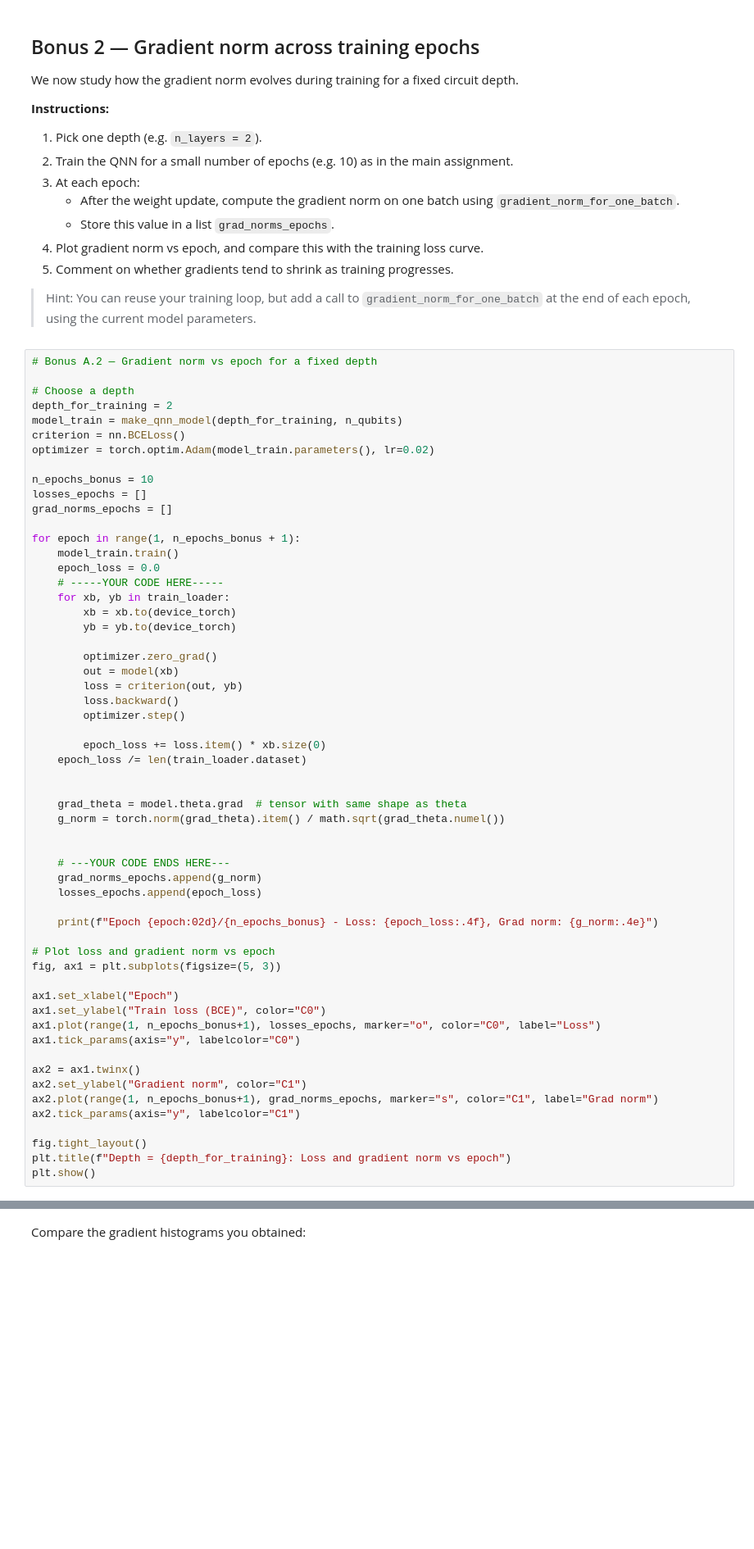
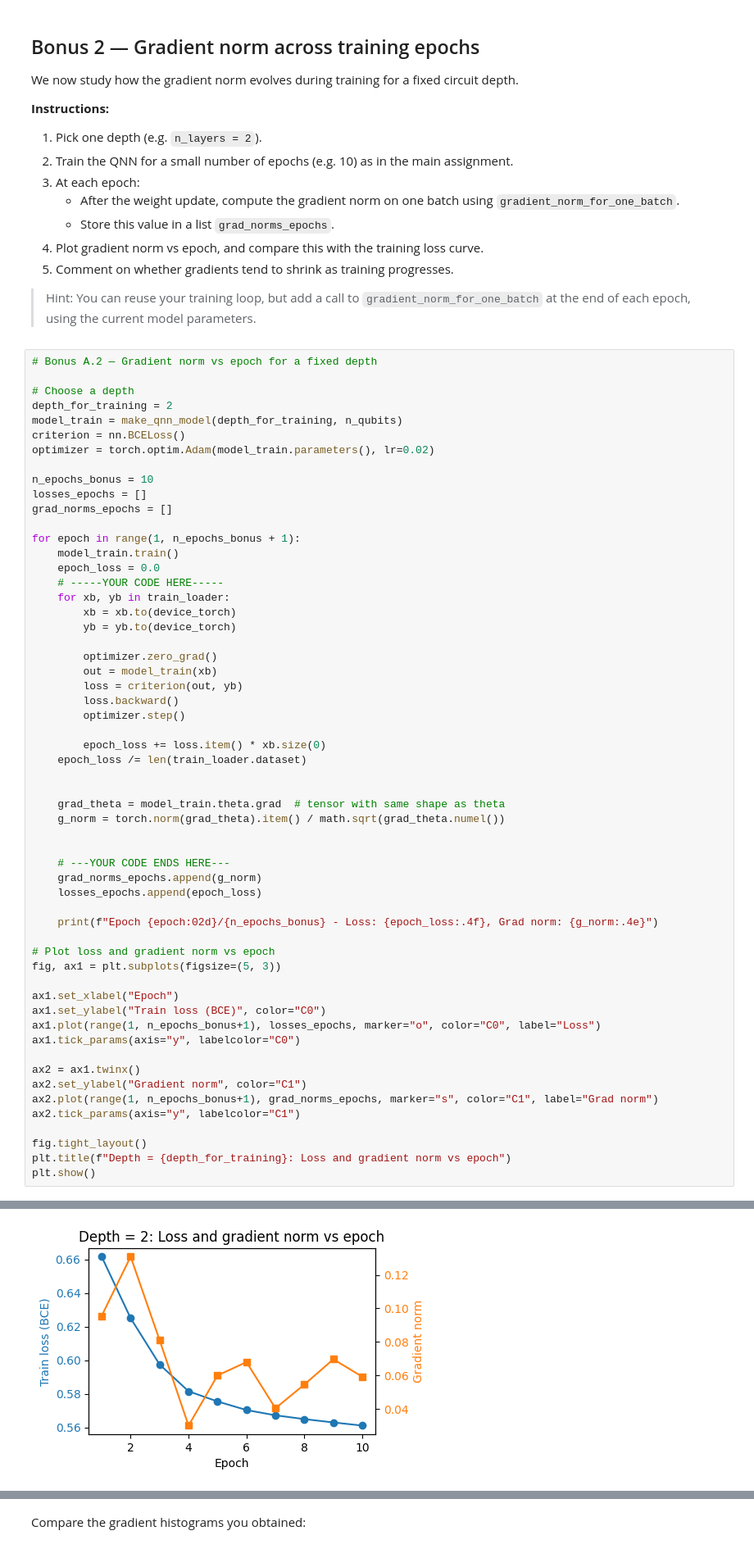
Before and after one commit to Glowster/DD2368, a Jupyter notebook: assignment3/assignment-3.ipynb, the cells around one changed output, grey strips where cells are left out. Shown at 82% size. Saved outputs shown, nothing was run; the diff lists cells and outputs as text; blank space fills up the shorter version.

```diff
--- a/assignment3/assignment-3.ipynb
+++ b/assignment3/assignment-3.ipynb
@@ -763,7 +763,7 @@ for epoch in range(1, n_epochs_bonus + 1):
         yb = yb.to(device_torch)
 
         optimizer.zero_grad()
-        out = model(xb)
+        out = model_train(xb)
         loss = criterion(out, yb)
         loss.backward()
         optimizer.step()
@@ -772,7 +772,7 @@ for epoch in range(1, n_epochs_bonus + 1):
     epoch_loss /= len(train_loader.dataset)
 
 
-    grad_theta = model.theta.grad  # tensor with same shape as theta
+    grad_theta = model_train.theta.grad  # tensor with same shape as theta
     g_norm = torch.norm(grad_theta).item() / math.sqrt(grad_theta.numel())
 
 
@@ -798,3 +798,4 @@ ax2.tick_params(axis="y", labelcolor="C1")
 fig.tight_layout()
 plt.title(f"Depth = {depth_for_training}: Loss and gradient norm vs epoch")
 plt.show()
+# %% [output]
@@ -801,3 +812,4 @@ plt.show()
+[figure, added]
 # %% [markdown]
 <div style="max-width: 1200px; margin: auto; border: 1px solid #004791; border-left: 6px solid #004791; border-radius: 6px; padding: 0.8em 1em; background-color: #1b1b1bff; color: #eee;">
 
```
Also changed, not shown: parts of 19 cells of this notebook.
